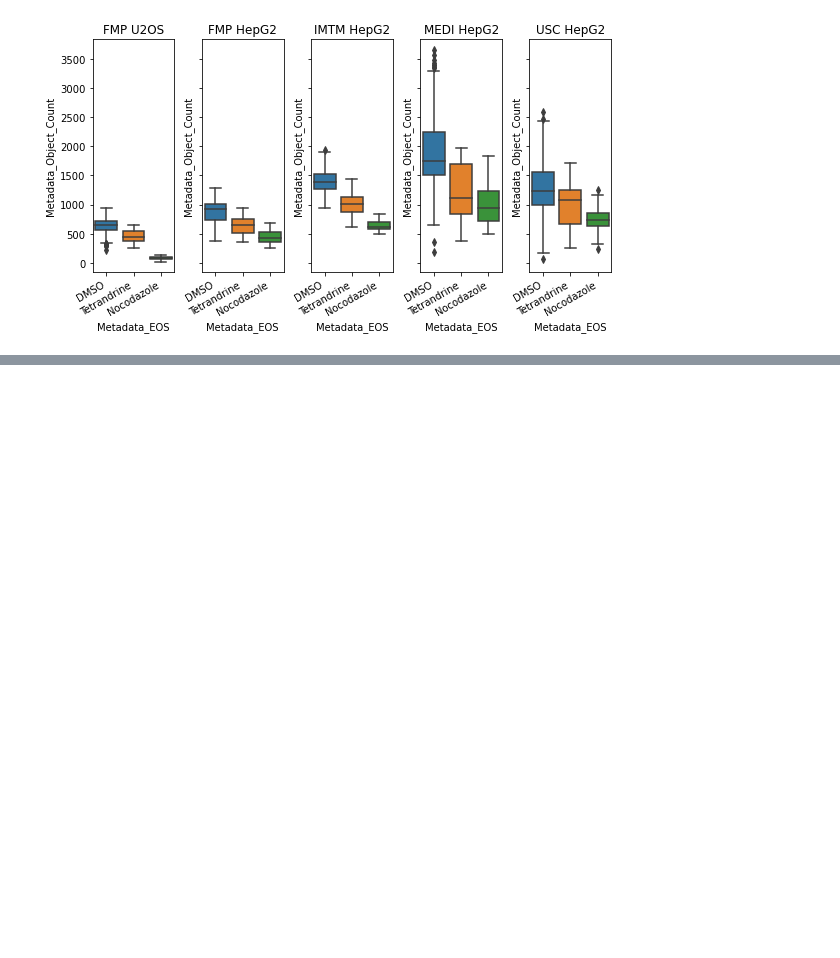
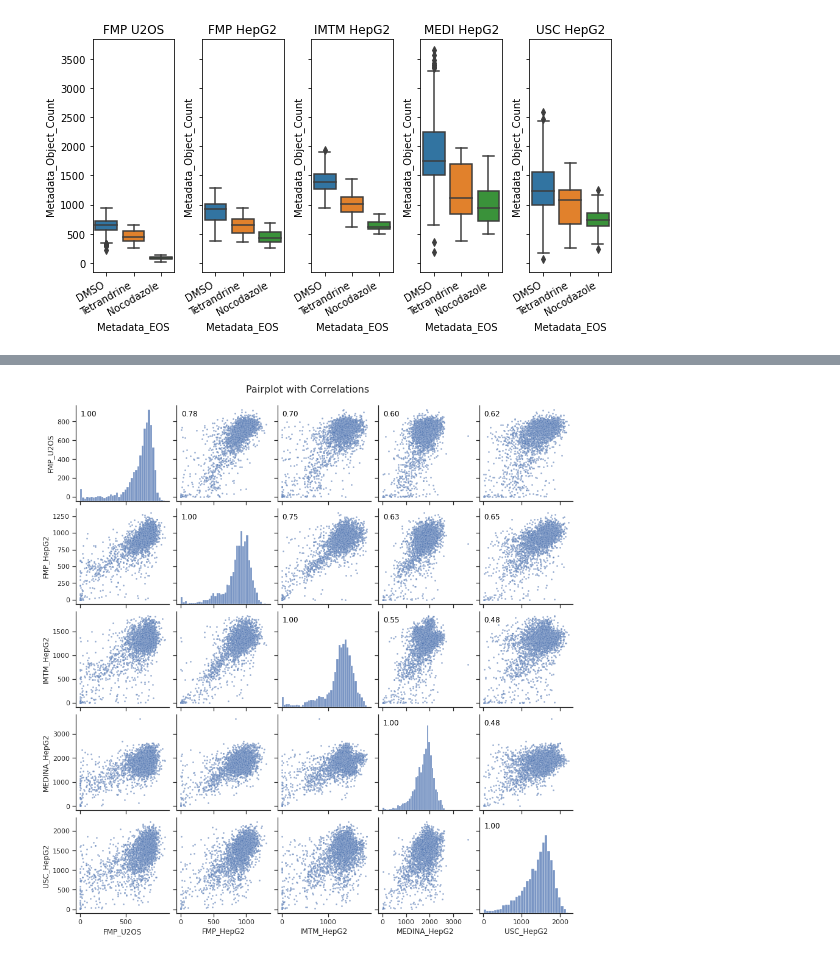
Before and after one commit to schmiedc/EU-OS_bioactives, a Jupyter notebook: CellNumber.ipynb, the cells around one changed output, grey strips where cells are left out. Drawn from its saved outputs; the diff is of its cells as text; code cells hidden in the pictures; blank space fills up the shorter version.

Commit message:
Added cell number correlation analysis

```diff
--- a/CellNumber.ipynb
+++ b/CellNumber.ipynb
@@ -322,0 +335,2 @@ plt.savefig(figure_path + str(date.today()) + '_CellNumber_all_controls.pdf',  d
+# %%
+columns_to_keep = ['Metadata_EOS', 'Metadata_Object_Count', 'Metadata_Plate', 'Metadata_Well', 'Metadata_Batch']
@@ -322,0 +357,44 @@ plt.savefig(figure_path + str(date.today()) + '_CellNumber_all_controls.pdf',  d
+# %%
+USC_HepG2_Norm_cellnumber = USC_HepG2_Norm[columns_to_keep]
+USC_HepG2_median_cellnumber = USC_HepG2_Norm_cellnumber.groupby(['Metadata_EOS', 'Metadata_Plate', 'Metadata_Well'])['Metadata_Object_Count'].median()
+USC_HepG2_median_cellnumber = USC_HepG2_median_cellnumber.reset_index()
+USC_HepG2_median_cellnumber = USC_HepG2_median_cellnumber.rename(columns={'Metadata_Object_Count': 'USC_HepG2'})
+# %%
+df_merged = pd.merge(FMP_U2OS_median_cellnumber, FMP_HepG2_median_cellnumber, on=['Metadata_EOS','Metadata_Plate', 'Metadata_Well'], how='inner')
+df_merged = pd.merge(df_merged, IMTM_HepG2_median_cellnumber , on=['Metadata_EOS','Metadata_Plate', 'Metadata_Well'], how='inner')
+df_merged = pd.merge(df_merged, MEDINA_HepG2_median_cellnumber, on=['Metadata_EOS','Metadata_Plate', 'Metadata_Well'], how='inner')
+df_merged = pd.merge(df_merged, USC_HepG2_median_cellnumber , on=['Metadata_EOS','Metadata_Plate', 'Metadata_Well'], how='inner')
+# %%
+# Select the numerical columns
+numerical_columns = ['FMP_U2OS', 'FMP_HepG2', 'IMTM_HepG2', 'MEDINA_HepG2', 'USC_HepG2']
+
+# Calculate the correlation matrix for numerical columns
+corr_matrix = df_merged[numerical_columns].corr()
+# %%
+# Create the pairplot
+g = sns.pairplot(df_merged, vars=numerical_columns, kind='scatter', plot_kws={'s': 8, 'alpha': 0.6})
+
+# Loop over the diagonal axes to add correlation values
+for i, j in zip(*np.triu_indices_from(corr_matrix, k=0)):
+    ax = g.axes[i, j]  # Access each subplot
+    corr_value = corr_matrix.iloc[i, j]  # Get the correlation value for this pair
+    ax.annotate(f'{corr_value:.2f}',
+                xy=(0.05, 0.95),
+                xycoords='axes fraction',
+                ha='left',
+                va='top',
+                fontsize=12,
+                color='black')
+
+# Set overall title or additional labels
+plt.suptitle('Pairplot with Correlations',
+             size=16,
+             y=1.02)
+
+# Save the plot (optional)
+plt.savefig(figure_path + str(date.today()) + '_CellNumber_2DPlot_Correlation',  dpi=300)
+
+# Show the plot
+plt.show()
+# %% [output]
+[figure, added]
```
Also changed, not shown: parts of 6 cells of this notebook.
